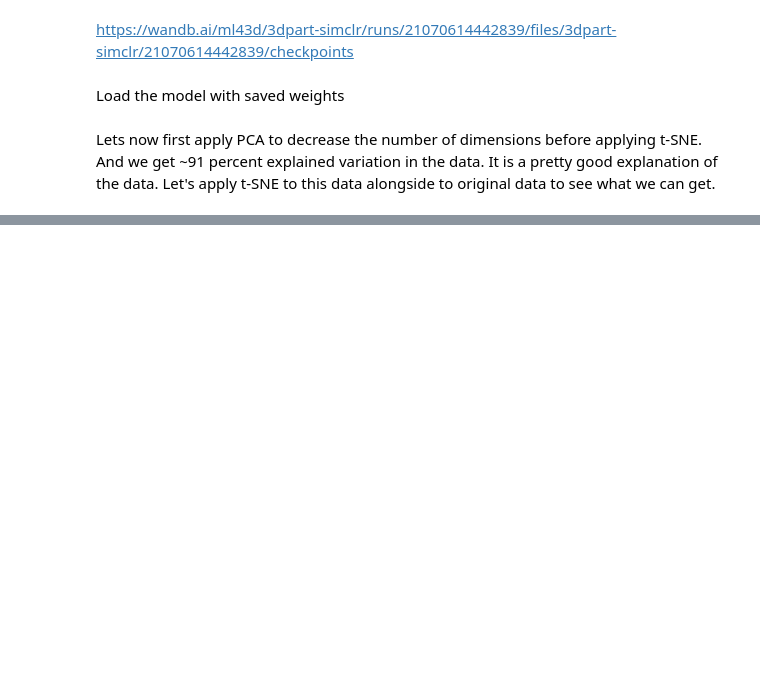
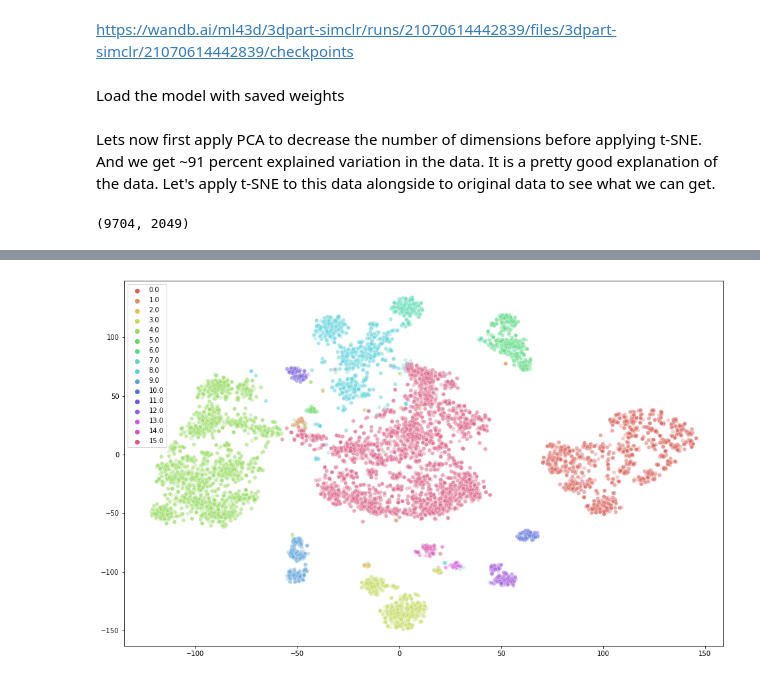
Before and after one commit to umursen/3d-object-part-segmentation-with-simclr, a Jupyter notebook: notebooks/tsne.ipynb, the cells around one changed output, grey strips where cells are left out. Cells and saved outputs as stored; diff of their text form; code cells hidden in the pictures; blank space fills up the shorter version.

```diff
--- a/notebooks/tsne.ipynb
+++ b/notebooks/tsne.ipynb
@@ -40,8 +41,14 @@ num_classes = dm.num_classes
 train_dataloader = dm.train_dataloader()
 plmodel = SupervisedPointNet(gpus=1,batch_size=batch_size,seg_class_map=seg_class_map)
 plmodel = plmodel.load_from_checkpoint(checkpoint_path="./checkpoints/epoch=99-step=75799.ckpt")
+
+ss_simclr_model = SimCLR(gpus=1,
+                         batch_size=batch_size,
+                         dataset='shapenet',
+                         num_samples = len(train_dataloader)*batch_size)
+ss_simclr_model = ss_simclr_model.load_from_checkpoint(checkpoint_path="./checkpoints/every_50_epoch_150.ckpt")
 # %%
-def get_latent_space_and_label(plmodel,data_loader,batch_size=8,limit_ratio=0.8,save_suffix='',quick_load=True,file_to_load=None):
+def get_latent_space_and_label(plmodel,data_loader,batch_size=8,limit_ratio=0.8,save_suffix='',quick_load=True,file_to_load=None,ss=False):
     num_features = 2048
     z_y = np.zeros((len(data_loader)*batch_size,num_features+1))
 
@@ -49,7 +56,10 @@ def get_latent_space_and_label(plmodel,data_loader,batch_size=8,limit_ratio=0.8,
         device = torch.device("cuda:0" if torch.cuda.is_available() else "cpu")
         plmodel = plmodel.to(device)
         plmodel.eval()
-        encoder = plmodel.model.encoder
+        if ss:
+            encoder = plmodel.encoder
+        else:
+            encoder = plmodel.model.encoder
         with torch.no_grad():
             i = 0
             for batch_index,batch in enumerate(data_loader):
@@ -100,7 +110,7 @@ Lets now first apply PCA to decrease the number of dimensions before applying t-
 And we get ~91 percent explained variation in the data. It is a pretty good explanation of the data. Let's apply t-SNE to this data alongside to original data to see what we can get.
 # %%
 pca_50 = PCA(n_components=50)
-pca_result_50 = pca_50.fit_transform(z_y[:,:-1])
+pca_result_50 = pca_50.fit_transform(x)
 print('Cumulative explained variation for 50 principal components: {}'.format(np.sum(pca_50.explained_variance_ratio_)))
 
 n_iters = [5000]
@@ -110,3 +120,31 @@ for n_iter in n_iters:
         print('Perplexity: {}, Number of Iterations: {} ...'.format(perplexity,n_iter))
         tsne(x,y,n_iter=n_iter,perplexity=perplexity, plot_save_suffix='supervised')
         tsne(pca_result_50,y,n_iter=n_iter,perplexity=perplexity, plot_save_suffix='supervised_pca_applied')
+# %%
+# Self Supervised
+z_y_ss = get_latent_space_and_label(ss_simclr_model,
+                       train_dataloader,
+                       batch_size=batch_size,
+                       limit_ratio=limit_ratio,
+                       save_suffix='self_supervised_2676_epoch_150',
+                       file_to_load='z_y_self_supervised.npy',
+                                    quick_load=False,
+                                    ss=True)
+
+x_ss = z_y_ss[:,:-1]
+y_ss = z_y_ss[:,-1]
+# %% [output]
+(9704, 2049)
+# %%
+#pca_50_ss = PCA(n_components=50)
+#pca_result_50_ss = pca_50_ss.fit_transform(x_ss)
+#print('Cumulative explained variation for 50 principal components: {}'.format(np.sum(pca_50_ss.explained_variance_ratio_)))
+
+n_iters = [5000]
+perplexities = [50]
+for n_iter in n_iters:
+    for perplexity in perplexities:
+        print('Perplexity: {}, Number of Iterations: {} ...'.format(perplexity,n_iter))
+        tsne(x_ss,y_ss,n_iter=n_iter,perplexity=perplexity, plot_save_suffix='ss_2676_epoch_150')
+        #tsne(pca_result_50_ss,y_ss,n_iter=n_iter,perplexity=perplexity, plot_save_suffix='ss_2676_epoch_0_pca_applied')
+# %% [output]
@@ -112,0 +153 @@ for n_iter in n_iters:
+[figure, added]
```
Also changed, not shown: parts of 2 cells of this notebook, 1 other file.
